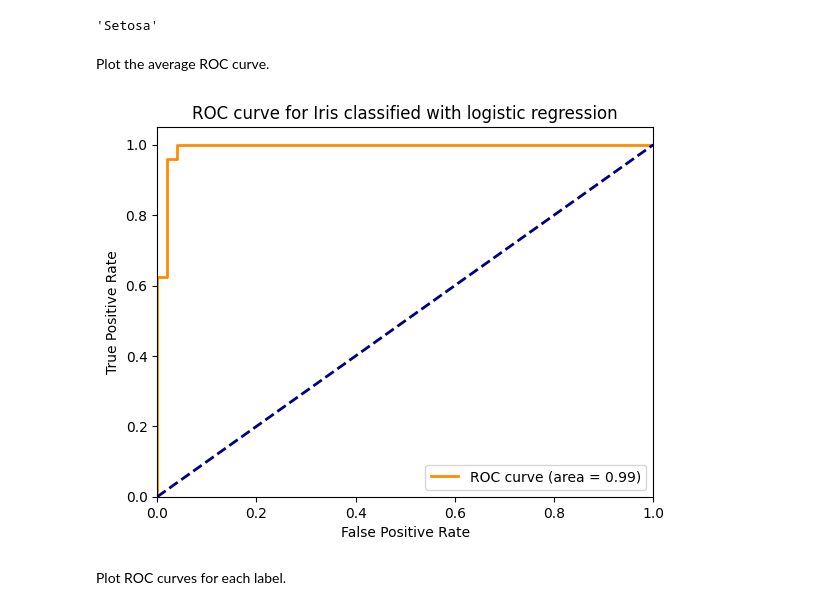
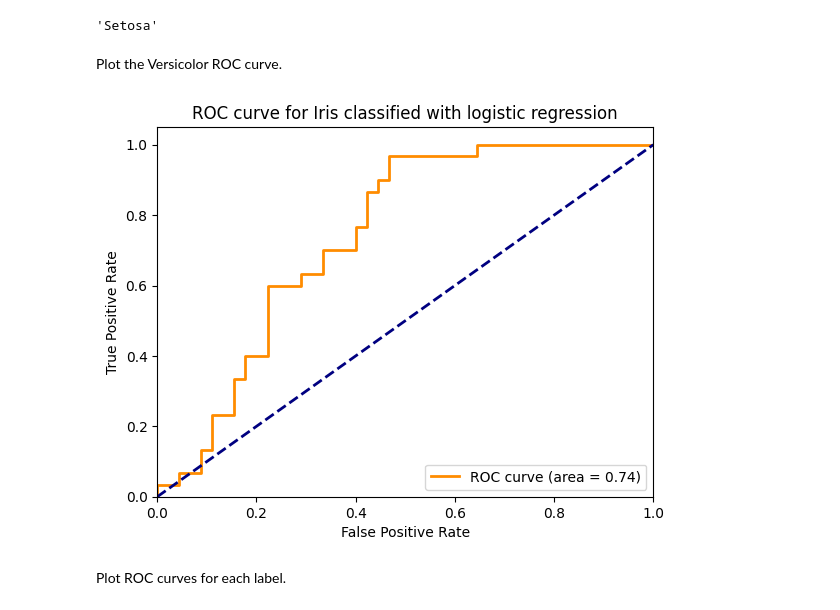
Before and after one commit to WelfLowe/ML4developers, a Jupyter notebook: 1–Data_and_learning.ipynb, the cells around one changed output. Cells and saved outputs as stored; diff of their text form; code cells hidden in the pictures.

Commit message:
Fixed explanation of ROC curve

```diff
--- a/1–Data_and_learning.ipynb
+++ b/1–Data_and_learning.ipynb
@@ -153,27 +153,30 @@ decide(4.5 , 3.5 , 1.4 , 0.9)
 # %% [output]
 'Setosa'
 # %% [markdown]
-Plot the average ROC curve.
+Plot the Versicolor ROC curve.
 # %%
 plt.figure()
 mylinewidth = 2
+#cls = 0 #Setosa
+cls = 1 #Versicolor
+#cls = 2 #Virginica
 plt.plot(
-    fpr[2],
-    tpr[2],
+    fpr[cls],
+    tpr[cls],
     color="darkorange",
     lw=mylinewidth,
-    label="ROC curve (area = %0.2f)" % roc_auc[2],
+    label="ROC curve (area = %0.2f)" % roc_auc[cls],
 )
 plt.plot([0, 1], [0, 1], color="navy", lw=mylinewidth, linestyle="--")
 plt.xlim([0.0, 1.0])
 plt.ylim([0.0, 1.05])
 plt.xlabel("False Positive Rate")
 plt.ylabel("True Positive Rate")
 plt.title("ROC curve for Iris classified with logistic regression")
 plt.legend(loc="lower right")
 plt.show()
 # %% [output]
-[figure, old version]
+[figure, new version]
 # %% [markdown]
 Plot ROC curves for each label.
 # %%
```
